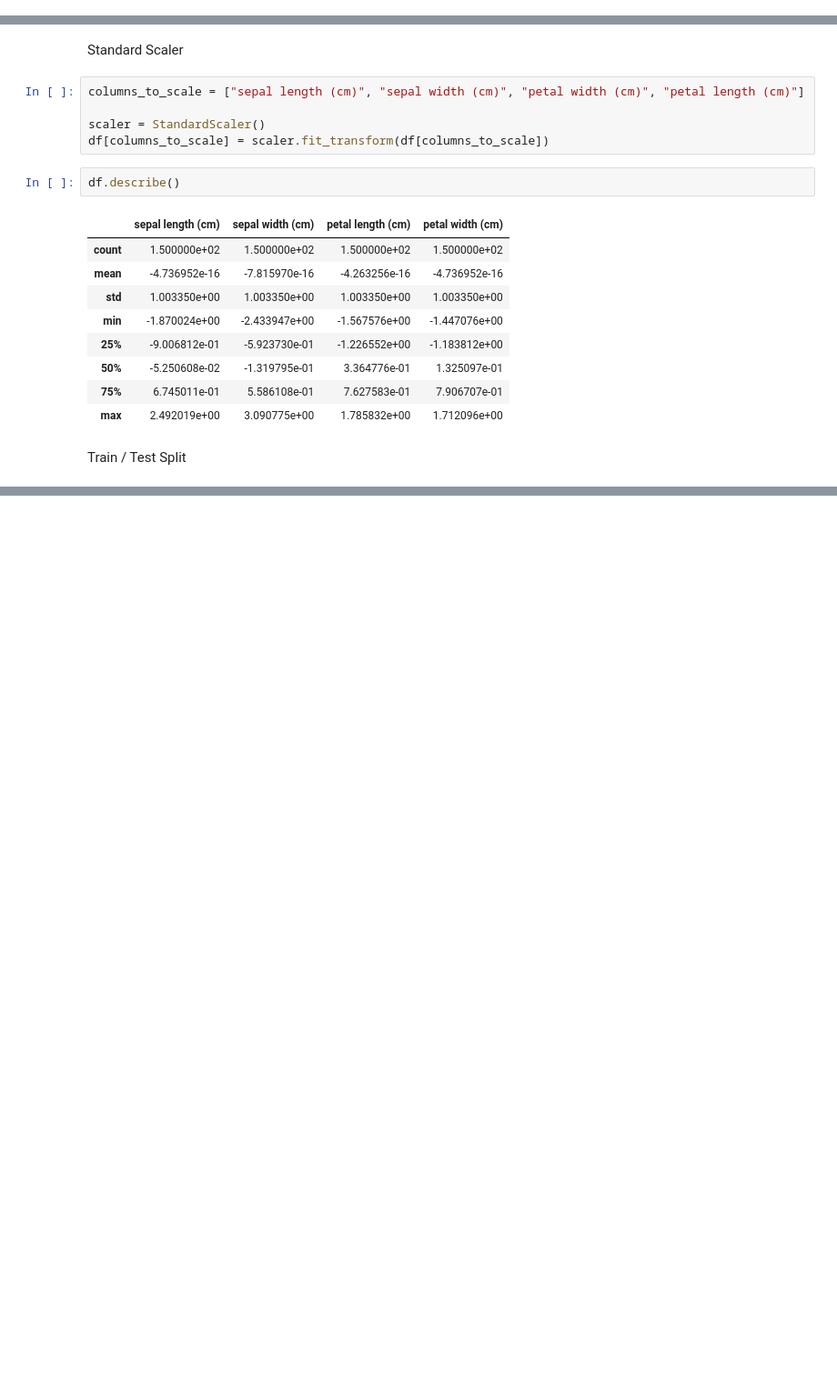
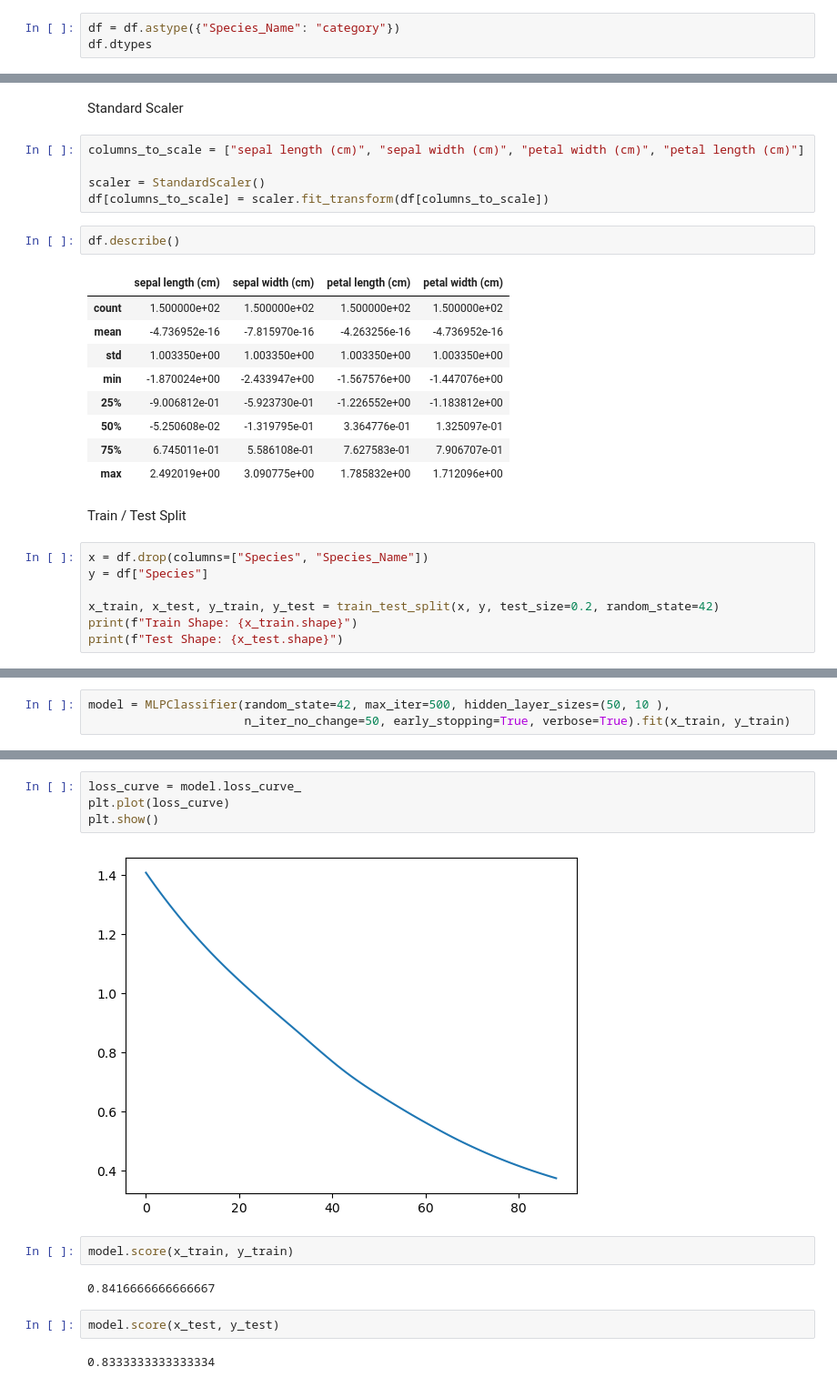
Before and after one commit to MonaTaghavi/dm-ann, a Jupyter notebook: notebooks/13dm-nn-iris.ipynb, the cells around one changed output, grey strips where cells are left out. Shown at 91% size. Saved outputs shown, nothing was run; the diff lists cells and outputs as text; blank space fills up the shorter version.

```diff
--- a/notebooks/13dm-nn-iris.ipynb
+++ b/notebooks/13dm-nn-iris.ipynb
@@ -82,3 +83,6 @@ petal width (cm)      float64
 Species              category
 Species_Name              str
 dtype: object
+# %%
+df = df.astype({"Species_Name": "category"})
+df.dtypes
@@ -148,3 +160,10 @@ df.describe()
 | max | 2.492019e+00 | 3.090775e+00 | 1.785832e+00 | 1.712096e+00 |
 # %% [markdown]
 Train / Test Split
+# %%
+x = df.drop(columns=["Species", "Species_Name"])
+y = df["Species"]
+
+x_train, x_test, y_train, y_test = train_test_split(x, y, test_size=0.2, random_state=42)
+print(f"Train Shape: {x_train.shape}")
+print(f"Test Shape: {x_test.shape}")
@@ -150,0 +175,3 @@ Train / Test Split
+# %%
+model = MLPClassifier(random_state=42, max_iter=500, hidden_layer_sizes=(50, 10 ),
+                      n_iter_no_change=50, early_stopping=True, verbose=True).fit(x_train, y_train)
@@ -150,0 +196,14 @@ Train / Test Split
+# %%
+loss_curve = model.loss_curve_
+plt.plot(loss_curve)
+plt.show()
+# %% [output]
+[figure, added]
+# %%
+model.score(x_train, y_train)
+# %% [output]
+0.8416666666666667
+# %%
+model.score(x_test, y_test)
+# %% [output]
+0.8333333333333334
```
Also changed, not shown: parts of 8 cells of this notebook.
